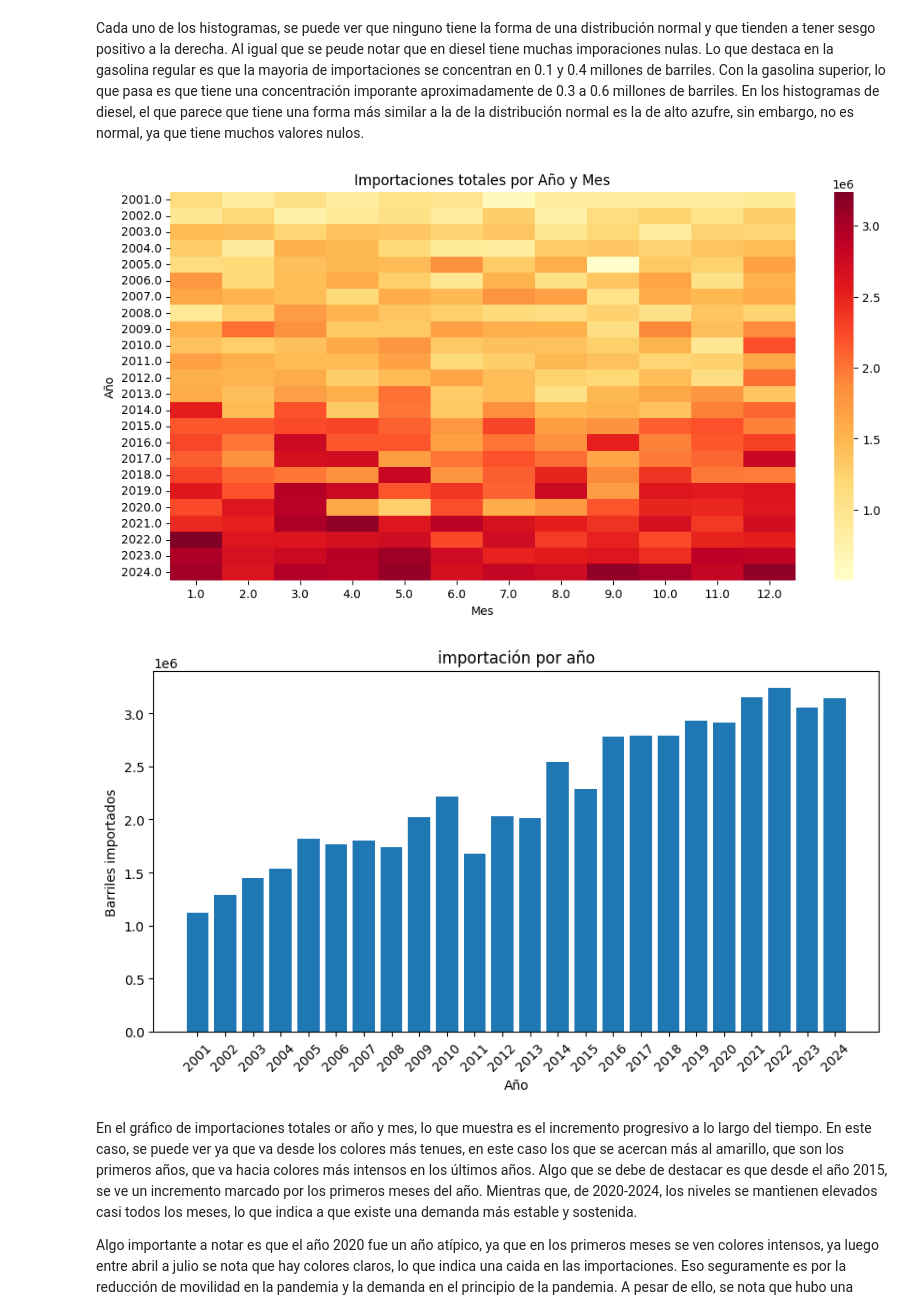
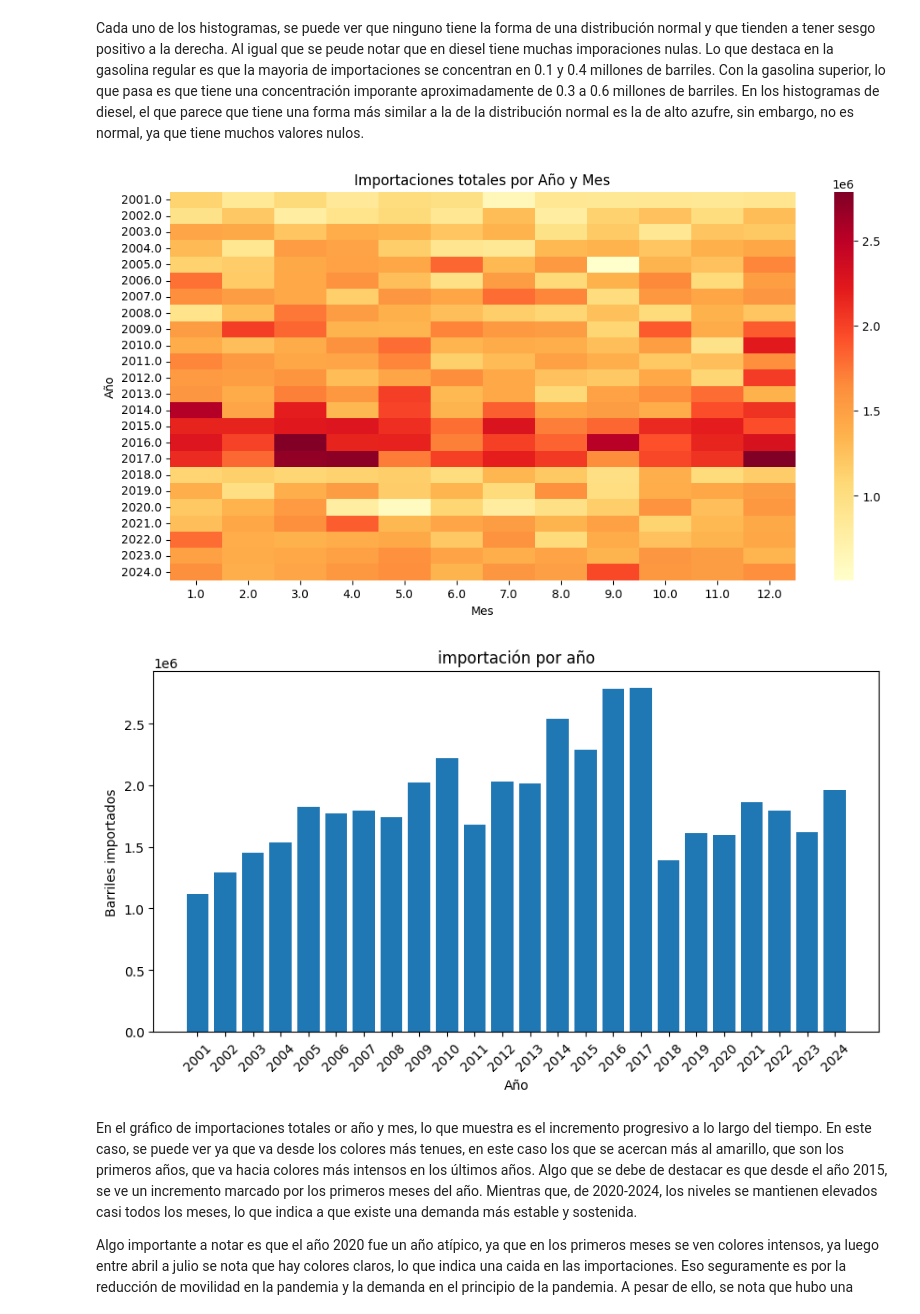
Before and after one commit to angelargd8/lab1-ds, a Jupyter notebook: main.ipynb, the cells around one changed output. Drawn from its saved outputs; the diff is of its cells as text; code cells hidden in the pictures.

Commit message:
chore: quit diesel bajo y ultra bajo en azufre

```diff
--- a/main.ipynb
+++ b/main.ipynb
@@ -328,7 +326,7 @@ import seaborn as sns
 
 columnas_necesarias = [
     "Gasolina regular", "Gasolina superior",
-    "Diesel bajo azufre", "Diesel ultra bajo azufre", "Diesel alto azufre"
+     "Diesel alto azufre" #"Diesel bajo azufre", "Diesel ultra bajo azufre",
 ]
 
 for col in columnas_necesarias:
@@ -354,35 +352,35 @@ meses_maximos = (
 importaciones_por_mes_ano = (
     importacion_clean_df.groupby(["Año", "Mes"])["Total_mensual"]
     .sum()
     .reset_index()
 )
 
 tabla_heatmap = importaciones_por_mes_ano.pivot(index="Año", columns="Mes", values="Total_mensual")
 tabla_heatmap = tabla_heatmap.astype(float)
 
 plt.figure(figsize=(12, 6))
 sns.heatmap(tabla_heatmap, cmap="YlOrRd", annot=False)
 plt.title("Importaciones totales por Año y Mes")
 plt.xlabel("Mes")
 plt.ylabel("Año")
 plt.show()
 
 
 
 # print("Mes con más importaciones por año:")
 # print(meses_maximos)
 
 plt.figure(figsize=(10,5))
 plt.bar(meses_maximos["Año"].astype(int).astype(str),
         meses_maximos["Total_mensual"])
 plt.title("importación por año")
 plt.xlabel("Año")
 plt.ylabel("Barriles importados")
 plt.xticks(rotation=45)
 plt.show()
 # %% [output]
-[figure, old version]
+[figure, new version]
-[figure, old version]
+[figure, new version]
 # %% [markdown]
 En el gráfico de importaciones totales or año y mes, lo que muestra es el incremento progresivo a lo largo del tiempo. En este caso, se puede ver ya que va desde los colores más tenues, en este caso los que se acercan más al amarillo, que son los primeros años, que va hacia colores más intensos en los últimos años. Algo que se debe de destacar es que desde el año 2015, se ve un incremento marcado por los primeros meses del año. Mientras que, de 2020-2024, los niveles se mantienen elevados casi todos los meses, lo que indica a que existe una demanda más estable y sostenida.
 
```
Also changed, not shown: parts of 9 cells of this notebook.
